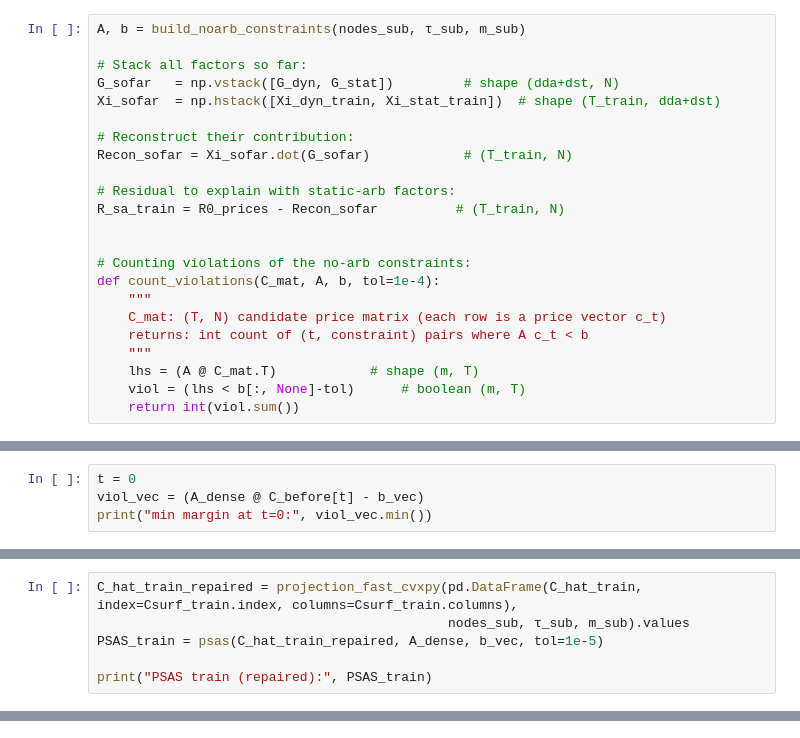
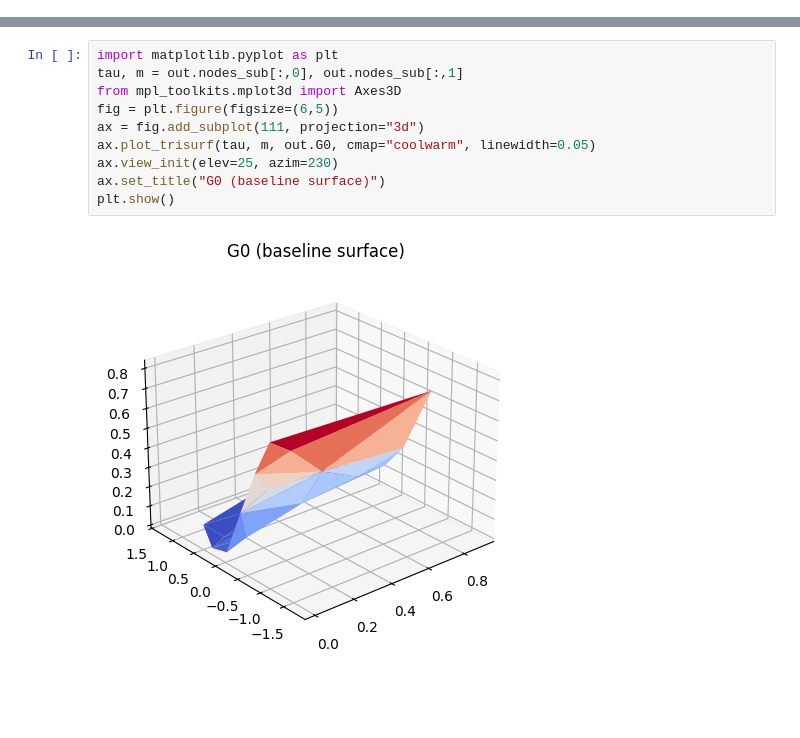
Before and after one commit to yungarjun/deribit-deep-learning, a Jupyter notebook: decomposing_lattice.ipynb, the cells around one changed output, grey strips where cells are left out. Saved outputs shown, nothing was run; the diff lists cells and outputs as text; blank space fills up the shorter version.

```diff
--- a/decomposing_lattice.ipynb
+++ b/decomposing_lattice.ipynb
@@ -561,23 +0,0 @@ Shapes all good: Xi_dyn_test (2351, 3) Xi_stat_test (2351, 2)
-# %%
-A, b = build_noarb_constraints(nodes_sub, τ_sub, m_sub)
-
-# Stack all factors so far:
-G_sofar   = np.vstack([G_dyn, G_stat])         # shape (dda+dst, N)
-Xi_sofar  = np.hstack([Xi_dyn_train, Xi_stat_train])  # shape (T_train, dda+dst)
-
-# Reconstruct their contribution:
-Recon_sofar = Xi_sofar.dot(G_sofar)            # (T_train, N)
-
-# Residual to explain with static‐arb factors:
-R_sa_train = R0_prices - Recon_sofar          # (T_train, N)
-
-
-# Counting violations of the no‐arb constraints:
-def count_violations(C_mat, A, b, tol=1e-4):
-    """
-    C_mat: (T, N) candidate price matrix (each row is a price vector c_t)
-    returns: int count of (t, constraint) pairs where A c_t < b
-    """
-    lhs = (A @ C_mat.T)            # shape (m, T)
-    viol = (lhs < b[:, None]-tol)      # boolean (m, T)
-    return int(viol.sum())
@@ -725,4 +0,0 @@ violations after : 0
-# %%
-t = 0
-viol_vec = (A_dense @ C_before[t] - b_vec)
-print("min margin at t=0:", viol_vec.min())
@@ -872,6 +0,0 @@ This almost seems like a hack, as it forces the reconstructed prices to arbitrag
-# %%
-C_hat_train_repaired = projection_fast_cvxpy(pd.DataFrame(C_hat_train, index=Csurf_train.index, columns=Csurf_train.columns),
-                                             nodes_sub, τ_sub, m_sub).values
-PSAS_train = psas(C_hat_train_repaired, A_dense, b_vec, tol=1e-5)
-
-print("PSAS train (repaired):", PSAS_train)
@@ -967,0 +926,12 @@ plt.show()
+# %%
+import matplotlib.pyplot as plt
+tau, m = out.nodes_sub[:,0], out.nodes_sub[:,1]
+from mpl_toolkits.mplot3d import Axes3D
+fig = plt.figure(figsize=(6,5))
+ax = fig.add_subplot(111, projection="3d")
+ax.plot_trisurf(tau, m, out.G0, cmap="coolwarm", linewidth=0.05)
+ax.view_init(elev=25, azim=230)
+ax.set_title("G0 (baseline surface)")
+plt.show()
+# %% [output]
+[figure, added]
```
Also changed, not shown: parts of 59 cells of this notebook, 2 other files.
